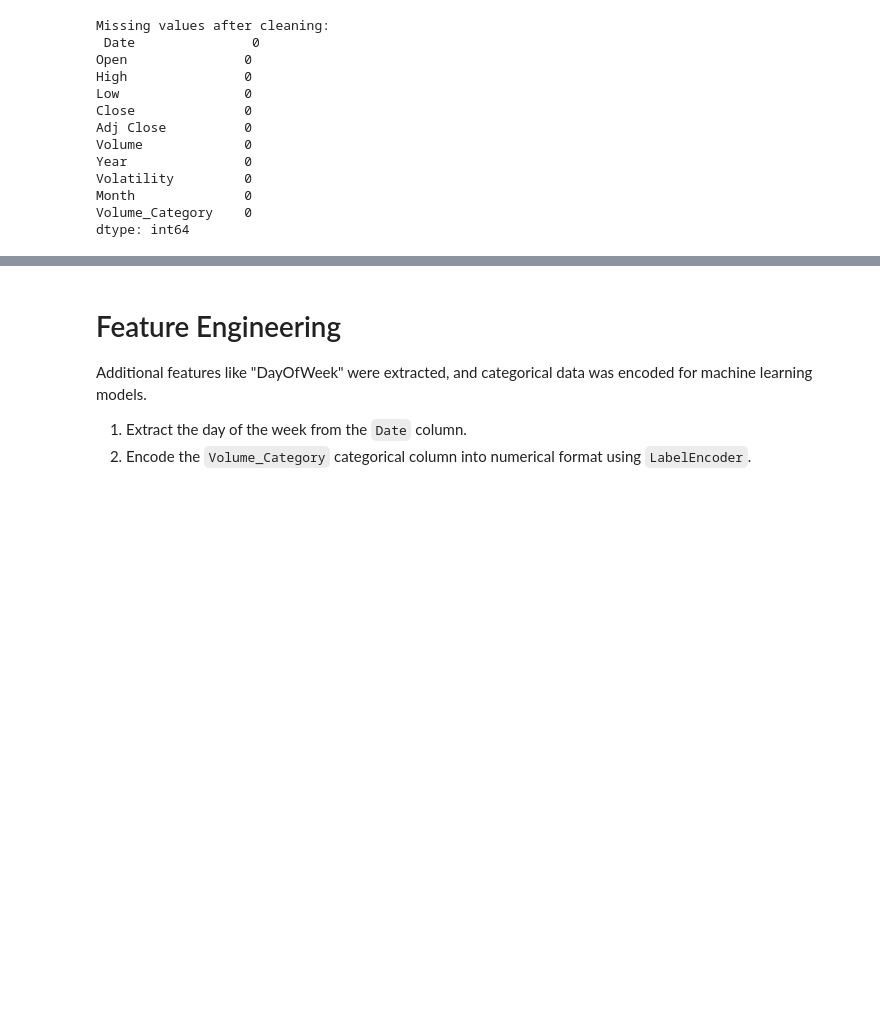
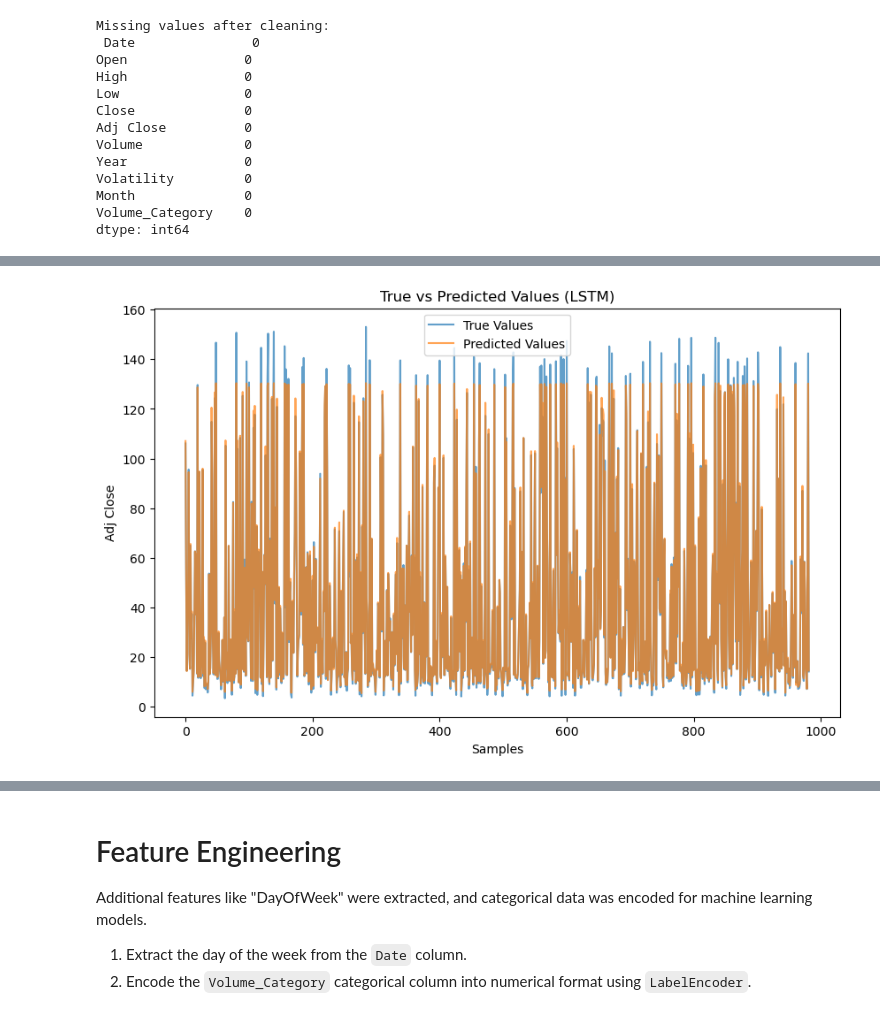
Before and after one commit to ElifSurucu/Google-Stock-Market-Data, a Jupyter notebook: Machine_Learning_Last updated.ipynb, the cells around one changed output, grey strips where cells are left out. Saved outputs shown, nothing was run; the diff lists cells and outputs as text; code cells hidden in the pictures; blank space fills up the shorter version.

```diff
--- a/Machine_Learning_Last updated.ipynb
+++ b/Machine_Learning_Last updated.ipynb
@@ -160,0 +362,14 @@ dtype: int64
+# %%
+# Make predictions
+y_pred = lstm_model.predict(X_test_lstm)
+
+# Plot true vs predicted values
+plt.figure(figsize=(10, 6))
+plt.plot(y_test.values, label='True Values', alpha=0.7)
+plt.plot(y_pred, label='Predicted Values', alpha=0.7)
+plt.title('True vs Predicted Values (LSTM)')
+plt.xlabel('Samples')
+plt.ylabel('Adj Close')
+plt.legend()
+plt.show()
+# %% [output]
@@ -160,0 +377 @@ dtype: int64
+[figure, added]
```
Also changed, not shown: parts of 36 cells of this notebook, 44 other files.
